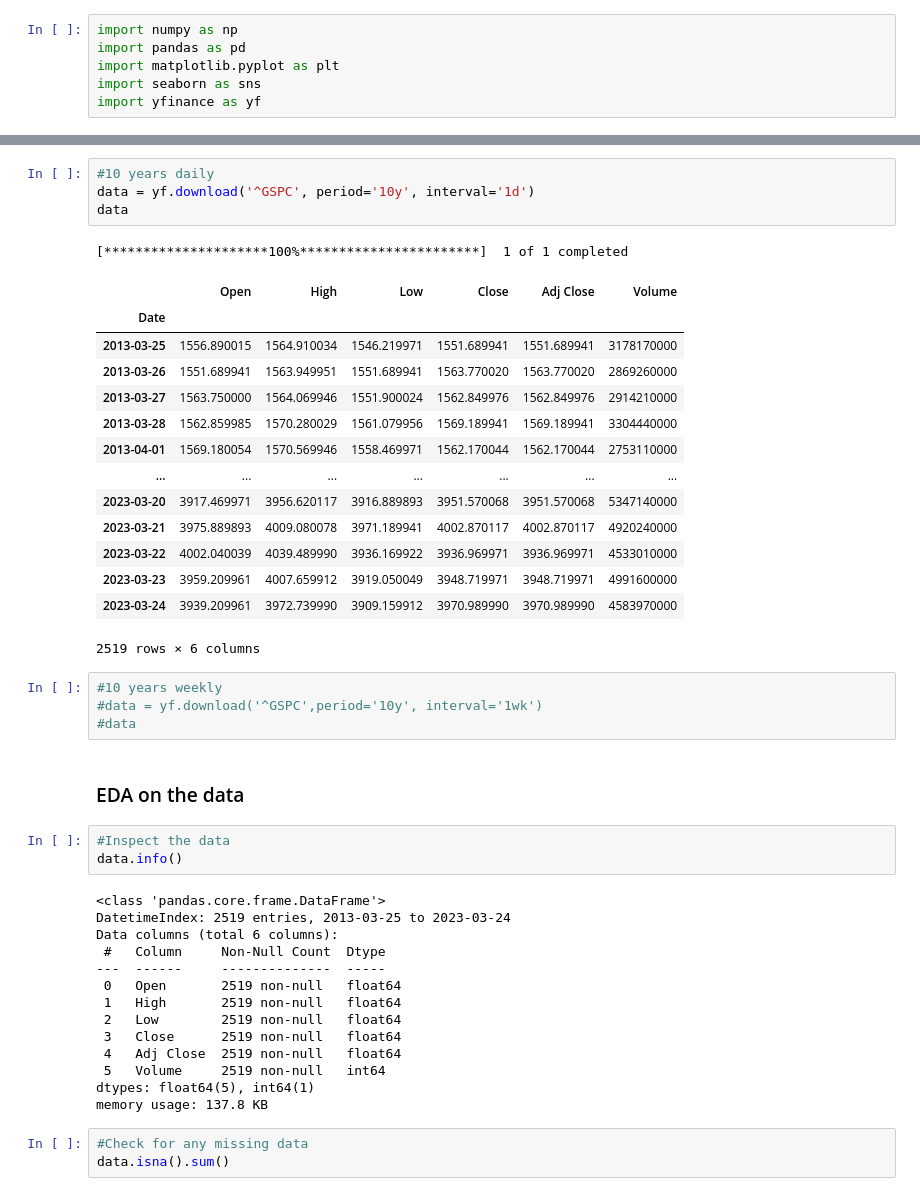
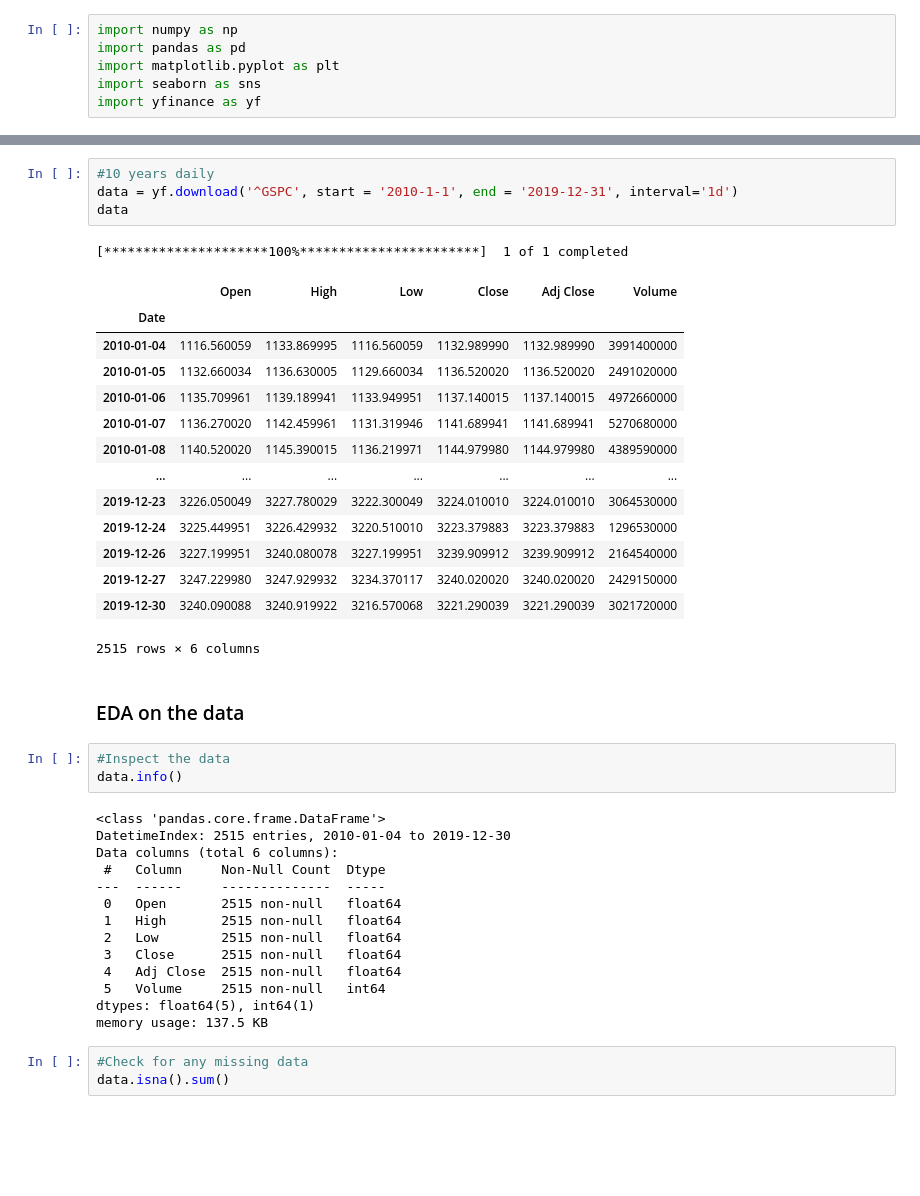
Before and after one commit to mabedelnabi/Thesis-Project, a Jupyter notebook: Thesis Project.ipynb, the cells around one changed output, grey strips where cells are left out. Cells and saved outputs as stored; diff of their text form; blank space fills up the shorter version.

```diff
--- a/Thesis Project.ipynb
+++ b/Thesis Project.ipynb
@@ -42,27 +49,23 @@ import yfinance as yf
 # %%
 #10 years daily
-data = yf.download('^GSPC', period='10y', interval='1d')
+data = yf.download('^GSPC', start = '2010-1-1', end = '2019-12-31', interval='1d')
 data
 # %% [output]
 [*********************100%***********************]  1 of 1 completed
 |  | Open | High | Low | Close | Adj Close | Volume |
 | Date |  |  |  |  |  |  |
-| 2013-03-25 | 1556.890015 | 1564.910034 | 1546.219971 | 1551.689941 | 1551.689941 | 3178170000 |
-| 2013-03-26 | 1551.689941 | 1563.949951 | 1551.689941 | 1563.770020 | 1563.770020 | 2869260000 |
-| 2013-03-27 | 1563.750000 | 1564.069946 | 1551.900024 | 1562.849976 | 1562.849976 | 2914210000 |
-| 2013-03-28 | 1562.859985 | 1570.280029 | 1561.079956 | 1569.189941 | 1569.189941 | 3304440000 |
-| 2013-04-01 | 1569.180054 | 1570.569946 | 1558.469971 | 1562.170044 | 1562.170044 | 2753110000 |
+| 2010-01-04 | 1116.560059 | 1133.869995 | 1116.560059 | 1132.989990 | 1132.989990 | 3991400000 |
+| 2010-01-05 | 1132.660034 | 1136.630005 | 1129.660034 | 1136.520020 | 1136.520020 | 2491020000 |
+| 2010-01-06 | 1135.709961 | 1139.189941 | 1133.949951 | 1137.140015 | 1137.140015 | 4972660000 |
+| 2010-01-07 | 1136.270020 | 1142.459961 | 1131.319946 | 1141.689941 | 1141.689941 | 5270680000 |
+| 2010-01-08 | 1140.520020 | 1145.390015 | 1136.219971 | 1144.979980 | 1144.979980 | 4389590000 |
 | ... | ... | ... | ... | ... | ... | ... |
-| 2023-03-20 | 3917.469971 | 3956.620117 | 3916.889893 | 3951.570068 | 3951.570068 | 5347140000 |
-| 2023-03-21 | 3975.889893 | 4009.080078 | 3971.189941 | 4002.870117 | 4002.870117 | 4920240000 |
-| 2023-03-22 | 4002.040039 | 4039.489990 | 3936.169922 | 3936.969971 | 3936.969971 | 4533010000 |
-| 2023-03-23 | 3959.209961 | 4007.659912 | 3919.050049 | 3948.719971 | 3948.719971 | 4991600000 |
-| 2023-03-24 | 3939.209961 | 3972.739990 | 3909.159912 | 3970.989990 | 3970.989990 | 4583970000 |
+| 2019-12-23 | 3226.050049 | 3227.780029 | 3222.300049 | 3224.010010 | 3224.010010 | 3064530000 |
+| 2019-12-24 | 3225.449951 | 3226.429932 | 3220.510010 | 3223.379883 | 3223.379883 | 1296530000 |
+| 2019-12-26 | 3227.199951 | 3240.080078 | 3227.199951 | 3239.909912 | 3239.909912 | 2164540000 |
+| 2019-12-27 | 3247.229980 | 3247.929932 | 3234.370117 | 3240.020020 | 3240.020020 | 2429150000 |
+| 2019-12-30 | 3240.090088 | 3240.919922 | 3216.570068 | 3221.290039 | 3221.290039 | 3021720000 |
-2519 rows × 6 columns
+2515 rows × 6 columns
-# %%
-#10 years weekly
-#data = yf.download('^GSPC',period='10y', interval='1wk')
-#data
 # %% [markdown]
 ### EDA on the data
 # %%
@@ -70,18 +73,18 @@ data
 data.info()
 # %% [output]
 <class 'pandas.core.frame.DataFrame'>
-DatetimeIndex: 2519 entries, 2013-03-25 to 2023-03-24
+DatetimeIndex: 2515 entries, 2010-01-04 to 2019-12-30
 Data columns (total 6 columns):
  #   Column     Non-Null Count  Dtype
 ---  ------     --------------  -----
- 0   Open       2519 non-null   float64
- 1   High       2519 non-null   float64
- 2   Low        2519 non-null   float64
- 3   Close      2519 non-null   float64
- 4   Adj Close  2519 non-null   float64
- 5   Volume     2519 non-null   int64
+ 0   Open       2515 non-null   float64
+ 1   High       2515 non-null   float64
+ 2   Low        2515 non-null   float64
+ 3   Close      2515 non-null   float64
+ 4   Adj Close  2515 non-null   float64
+ 5   Volume     2515 non-null   int64
 dtypes: float64(5), int64(1)
-memory usage: 137.8 KB
+memory usage: 137.5 KB
 # %%
 #Check for any missing data
 data.isna().sum()
```
Also changed, not shown: parts of 35 cells of this notebook, 2 other files.
